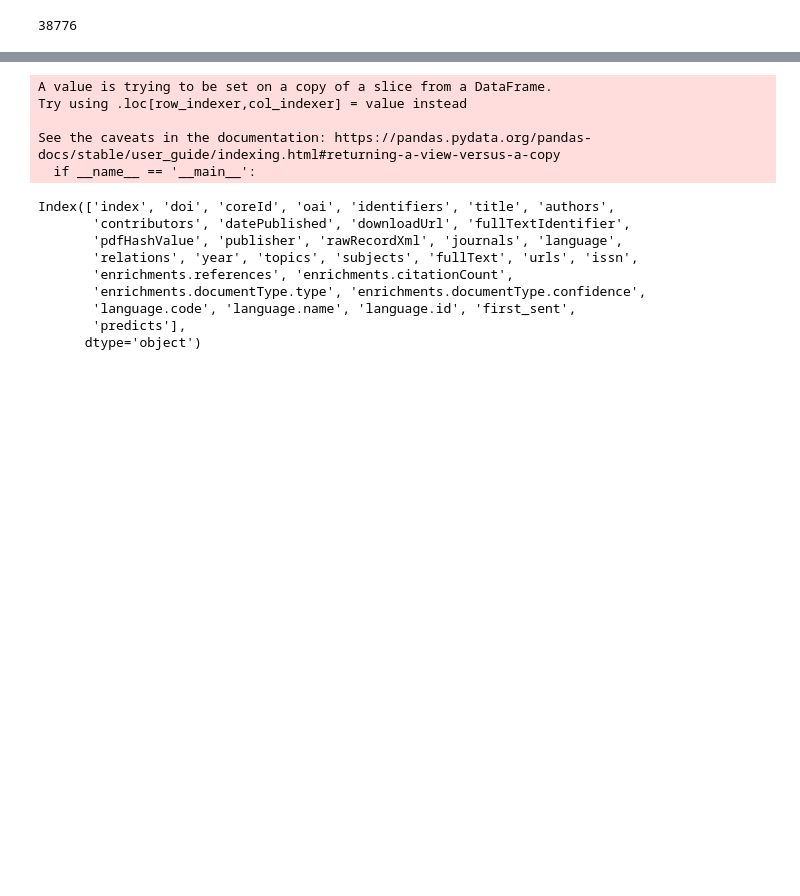
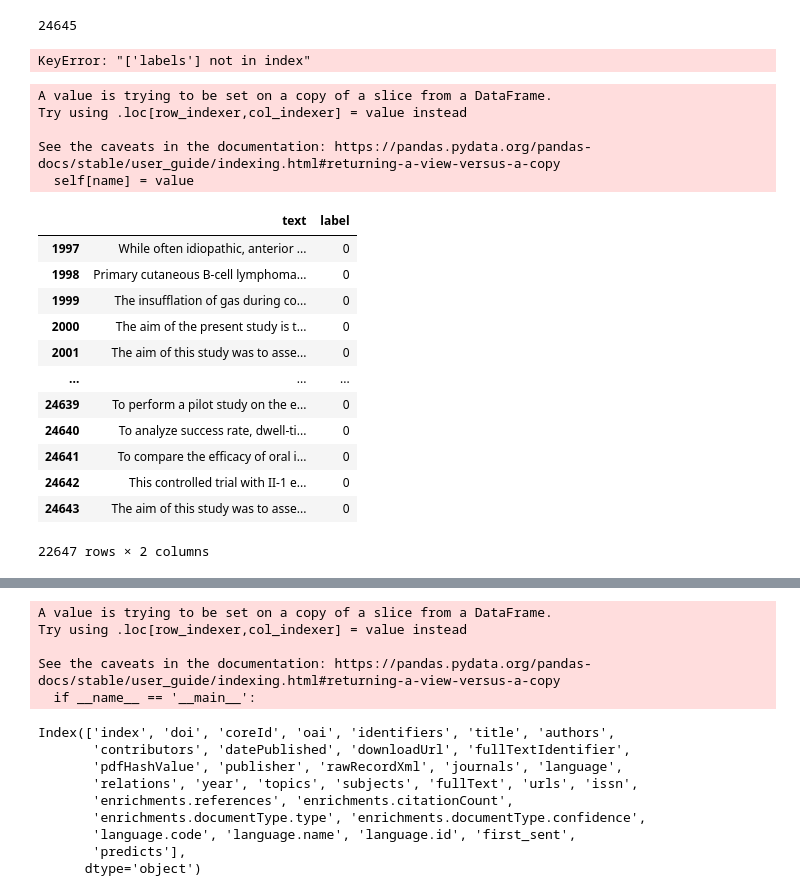
Before and after one commit to ScienceOctopus/octoflow, a Jupyter notebook: 04_sentence_transformers.ipynb, the cells around one changed output, grey strips where cells are left out. Drawn from its saved outputs; the diff is of its cells as text; code cells hidden in the pictures; blank space fills up the shorter version.

Commit message:
integrating allenai corpus, data cleaning, decoder issues

```diff
--- a/04_sentence_transformers.ipynb
+++ b/04_sentence_transformers.ipynb
@@ -42,12 +24,12 @@ import logging
 import sklearn
 from tqdm import tqdm
 import pandas as pd
-df = pd.read_csv("40k_pm_masked.csv")
+df = pd.read_csv("downloads/40k_balanced_pm_acl.csv")
 len(df)
 # %% [output]
-38776
+24645
 # %%
-#df = df[df["source"] != "acl_cambridge"]
+df = df[df["source"] != "acl_cambridge"]
 # %%
 
 # df = df.dropna(subdownloads/pm_abstracts_100k.csv"])
@@ -66,6 +48,35 @@ len(df)
 # df["text"] = df["text"].astype(str)
 # df["labels"] = df["labels"].astype(int)
 # df.to_csv("downloads/40k_pm_masked.csv", index = False, header=True)
+# %%
+df= df[["text", "labels"]]
+df = df.rename(columns={"labels": "label"})
+# %% [output]
+KeyError: "['labels'] not in index"
+# %%
+df =df.dropna()
+# %%
+df.label = df.label.map(int)
+df
+# %% [output]
+A value is trying to be set on a copy of a slice from a DataFrame.
+Try using .loc[row_indexer,col_indexer] = value instead
+
+See the caveats in the documentation: https://pandas.pydata.org/pandas-docs/stable/user_guide/indexing.html#returning-a-view-versus-a-copy
+  self[name] = value
+|  | text | label |
+| 1997 | While often idiopathic, anterior ... | 0 |
+| 1998 | Primary cutaneous B-cell lymphoma... | 0 |
+| 1999 | The insufflation of gas during co... | 0 |
+| 2000 | The aim of the present study is t... | 0 |
+| 2001 | The aim of this study was to asse... | 0 |
+| ... | ... | ... |
+| 24639 | To perform a pilot study on the e... | 0 |
+| 24640 | To analyze success rate, dwell-ti... | 0 |
+| 24641 | To compare the efficacy of oral i... | 0 |
+| 24642 | This controlled trial with II-1 e... | 0 |
+| 24643 | The aim of this study was to asse... | 0 |
+22647 rows × 2 columns
 # %%
 logging.basicConfig(level=logging.INFO)
 transformers_logger = logging.getLogger("transformers")
```
Also changed, not shown: parts of 22 cells of this notebook, 4 other files.
